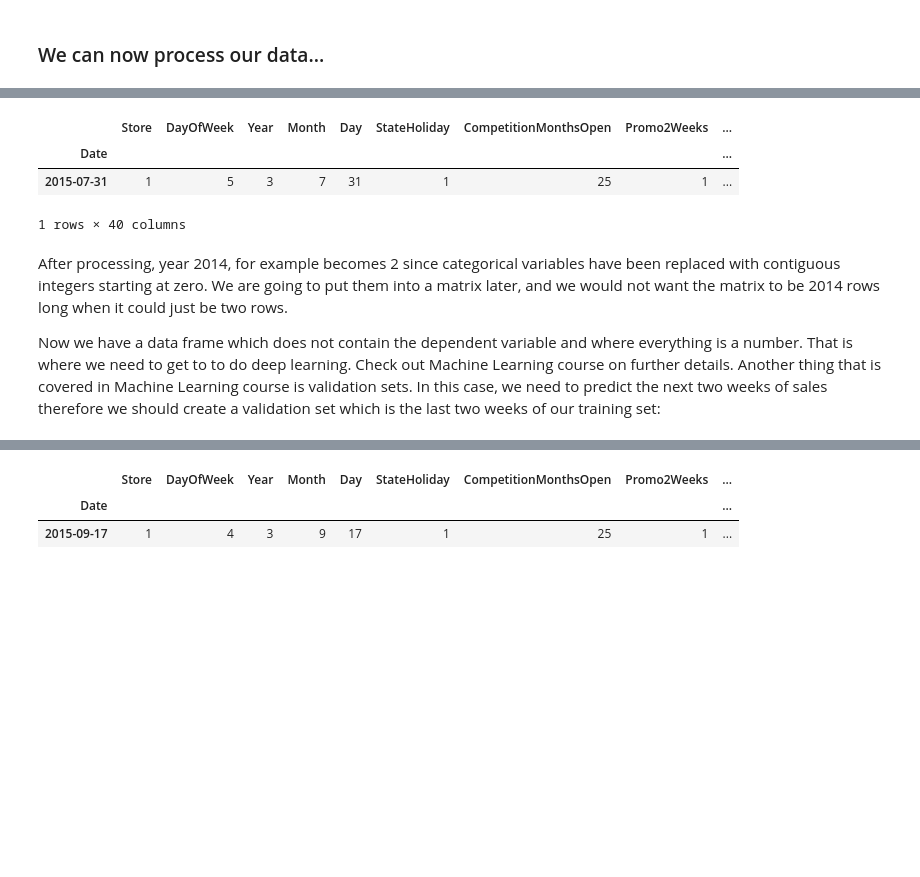
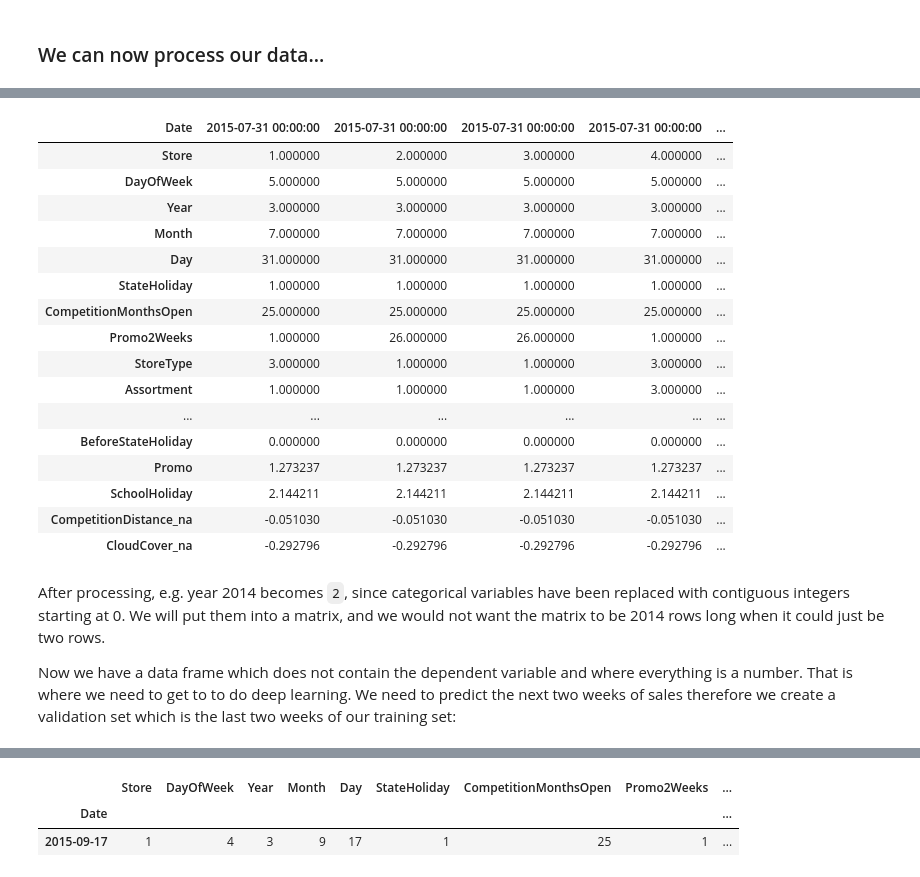
Before and after one commit to gsgbills/DeepLearning, a Jupyter notebook: DL1/DL3-rossman.ipynb, the cells around one changed output, grey strips where cells are left out. Saved outputs shown, nothing was run; the diff lists cells and outputs as text; code cells hidden in the pictures; blank space fills up the shorter version.

Commit message:
before vacation

```diff
--- a/DL1/DL3-rossman.ipynb
+++ b/DL1/DL3-rossman.ipynb
@@ -569,5 +896,11 @@ The idea is to do all the work first on the sample, and once we are satisfied, t
 # %%
+SAMPLESET = False #True #False
 n = len(joined)
-idxs = get_cv_idxs(n, val_pct=150000/n)  #select random set
-joined_samp = joined.iloc[idxs].set_index("Date")
+
+if SAMPLESET :  # to run on a sample
+    idxs = get_cv_idxs(n, val_pct=150000/n)  #select random set
+    joined_samp = joined.iloc[idxs].set_index("Date")
+else : ##### To run on the full dataset, use this instead:
+    joined_samp = joined.set_index("Date")
+
 samp_size = len(joined_samp); samp_size
@@ -604,16 +947,28 @@ array([ 8.56846,  8.71012,  9.0257 ,  9.54646,  8.48094,  8.63959,  9.63848,  9.
 # %%
-df.head(2)  #take a look, now df is all numbers.
+df.head(5).T  #take a look, now df is all numbers.
 # %% [output]
-|  | Store | DayOfWeek | Year | Month | Day | StateHoliday | CompetitionMonthsOpen | Promo2Weeks | ... |
-| Date |  |  |  |  |  |  |  |  | ... |
-| 2015-07-31 | 1 | 5 | 3 | 7 | 31 | 1 | 25 | 1 | ... |
+| Date | 2015-07-31 00:00:00 | 2015-07-31 00:00:00 | 2015-07-31 00:00:00 | 2015-07-31 00:00:00 | ... |
+| Store | 1.000000 | 2.000000 | 3.000000 | 4.000000 | ... |
+| DayOfWeek | 5.000000 | 5.000000 | 5.000000 | 5.000000 | ... |
+| Year | 3.000000 | 3.000000 | 3.000000 | 3.000000 | ... |
+| Month | 7.000000 | 7.000000 | 7.000000 | 7.000000 | ... |
+| Day | 31.000000 | 31.000000 | 31.000000 | 31.000000 | ... |
+| StateHoliday | 1.000000 | 1.000000 | 1.000000 | 1.000000 | ... |
+| CompetitionMonthsOpen | 25.000000 | 25.000000 | 25.000000 | 25.000000 | ... |
+| Promo2Weeks | 1.000000 | 26.000000 | 26.000000 | 1.000000 | ... |
+| StoreType | 3.000000 | 1.000000 | 1.000000 | 3.000000 | ... |
+| Assortment | 1.000000 | 1.000000 | 1.000000 | 3.000000 | ... |
+| ... | ... | ... | ... | ... | ... |
+| BeforeStateHoliday | 0.000000 | 0.000000 | 0.000000 | 0.000000 | ... |
+| Promo | 1.273237 | 1.273237 | 1.273237 | 1.273237 | ... |
+| SchoolHoliday | 2.144211 | 2.144211 | 2.144211 | 2.144211 | ... |
+| CompetitionDistance_na | -0.051030 | -0.051030 | -0.051030 | -0.051030 | ... |
+| CloudCover_na | -0.292796 | -0.292796 | -0.292796 | -0.292796 | ... |
-1 rows × 40 columns
 # %% [markdown]
-After processing, year 2014, for example becomes 2 since categorical variables have been replaced with contiguous integers starting at zero.
-We are going to put them into a matrix later, and we would not want the matrix to be 2014 rows long when it could just be two rows.
+After processing, e.g. year 2014 becomes `2`, since categorical variables have been replaced with contiguous integers starting at 0.
+We will put them into a matrix, and we would not want the matrix to be 2014 rows long when it could just be two rows.
 
 Now we have a data frame which does not contain the dependent variable and where everything is a number.
 That is where we need to get to to do deep learning.
-Check out Machine Learning course on further details. Another thing that is covered in Machine Learning course is validation sets.
-In this case, we need to predict the next two weeks of sales therefore we should create a validation set which is the last two weeks of our training set:
+We need to predict the next two weeks of sales therefore we create a validation set which is the last two weeks of our training set:
 # %%
```
Also changed, not shown: parts of 134 cells of this notebook, 10 other files.
